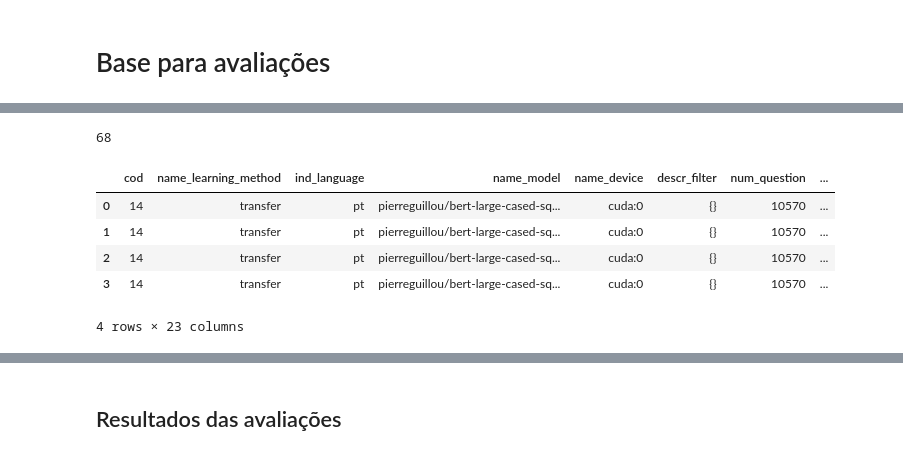
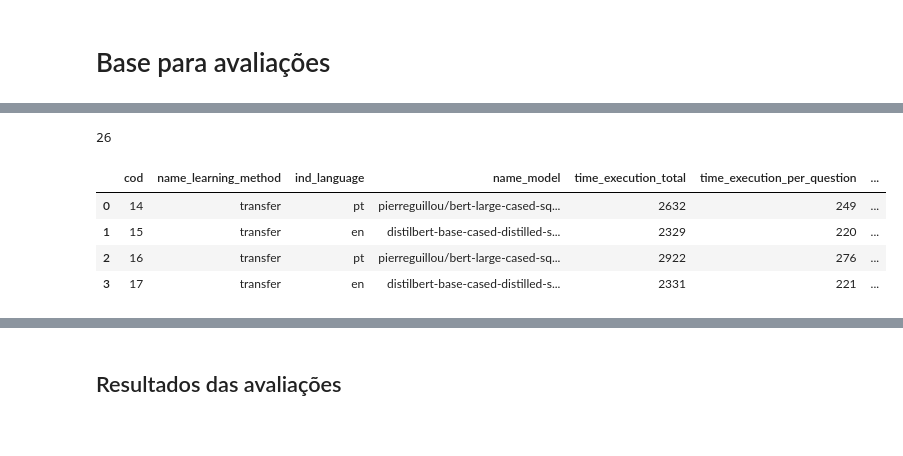
Before and after one commit to marcusborela/exqa-complearning, a Jupyter notebook: source/calculation/comparison/analyze_results.ipynb, the cells around one changed output, grey strips where cells are left out. Cells and saved outputs as stored; diff of their text form; code cells hidden in the pictures.

```diff
--- a/source/calculation/comparison/analyze_results.ipynb
+++ b/source/calculation/comparison/analyze_results.ipynb
@@ -61,13 +42,12 @@ df_eval = pd.merge(left=rastro_eval_qa.df_evaluation, right=rastro_eval_qa.df_ca
-# %%
-len(df_eval)
-# %% [output]
-68
+# %%
+len(rastro_eval_qa.df_eval_metric_col)
+# %% [output]
+26
 # %%
-df_eval.head(4)
+rastro_eval_qa.df_eval_metric_col.head(4)
 # %% [output]
-|  | cod | name_learning_method | ind_language | name_model | name_device | descr_filter | num_question | ... |
-| 0 | 14 | transfer | pt | pierreguillou/bert-large-cased-sq... | cuda:0 | {} | 10570 | ... |
-| 1 | 14 | transfer | pt | pierreguillou/bert-large-cased-sq... | cuda:0 | {} | 10570 | ... |
-| 2 | 14 | transfer | pt | pierreguillou/bert-large-cased-sq... | cuda:0 | {} | 10570 | ... |
-| 3 | 14 | transfer | pt | pierreguillou/bert-large-cased-sq... | cuda:0 | {} | 10570 | ... |
+|  | cod | name_learning_method | ind_language | name_model | time_execution_total | time_execution_per_question | ... |
+| 0 | 14 | transfer | pt | pierreguillou/bert-large-cased-sq... | 2632 | 249 | ... |
+| 1 | 15 | transfer | en | distilbert-base-cased-distilled-s... | 2329 | 220 | ... |
+| 2 | 16 | transfer | pt | pierreguillou/bert-large-cased-sq... | 2922 | 276 | ... |
+| 3 | 17 | transfer | en | distilbert-base-cased-distilled-s... | 2331 | 221 | ... |
-4 rows × 23 columns
```
Also changed, not shown: parts of 16 cells of this notebook, 3 other files.
